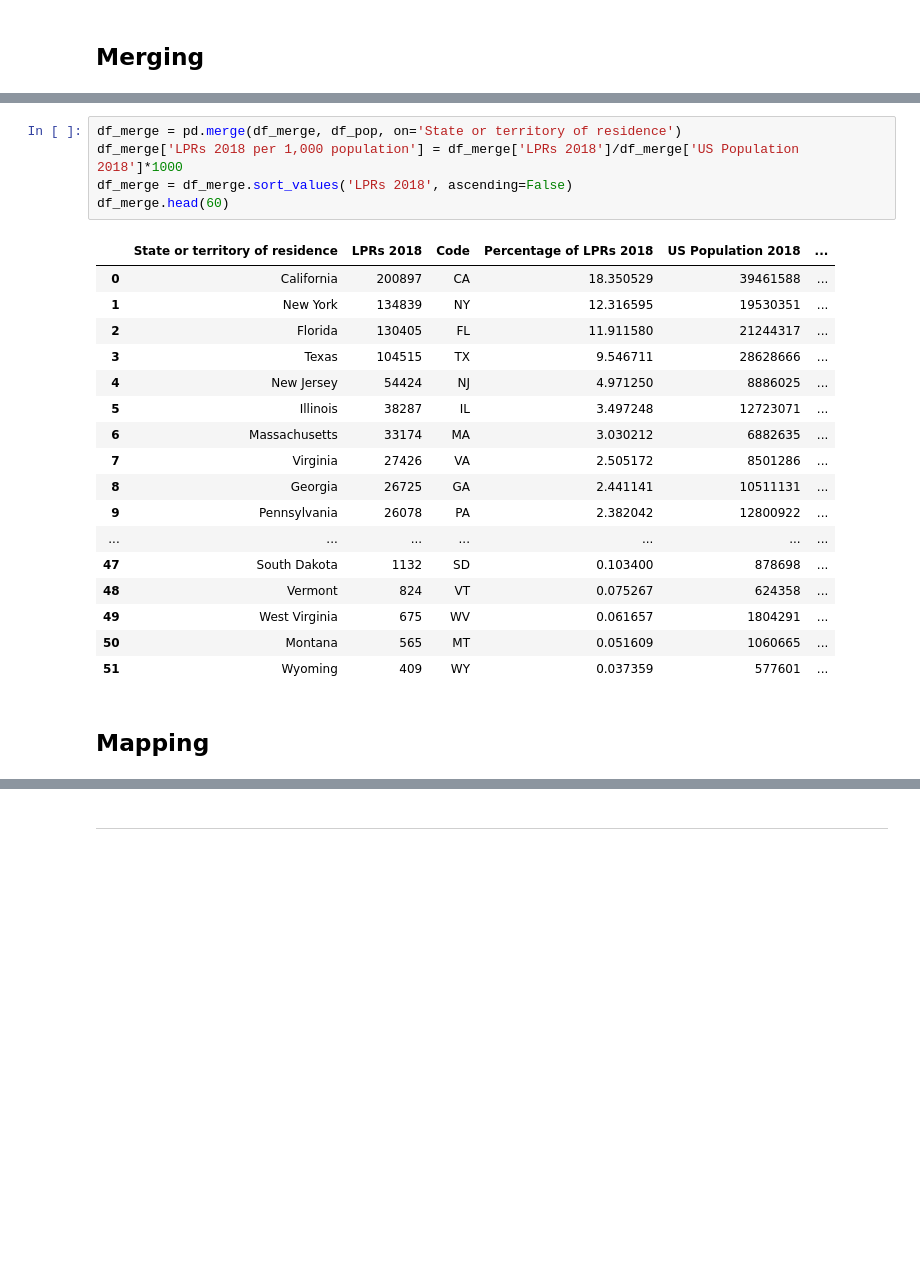
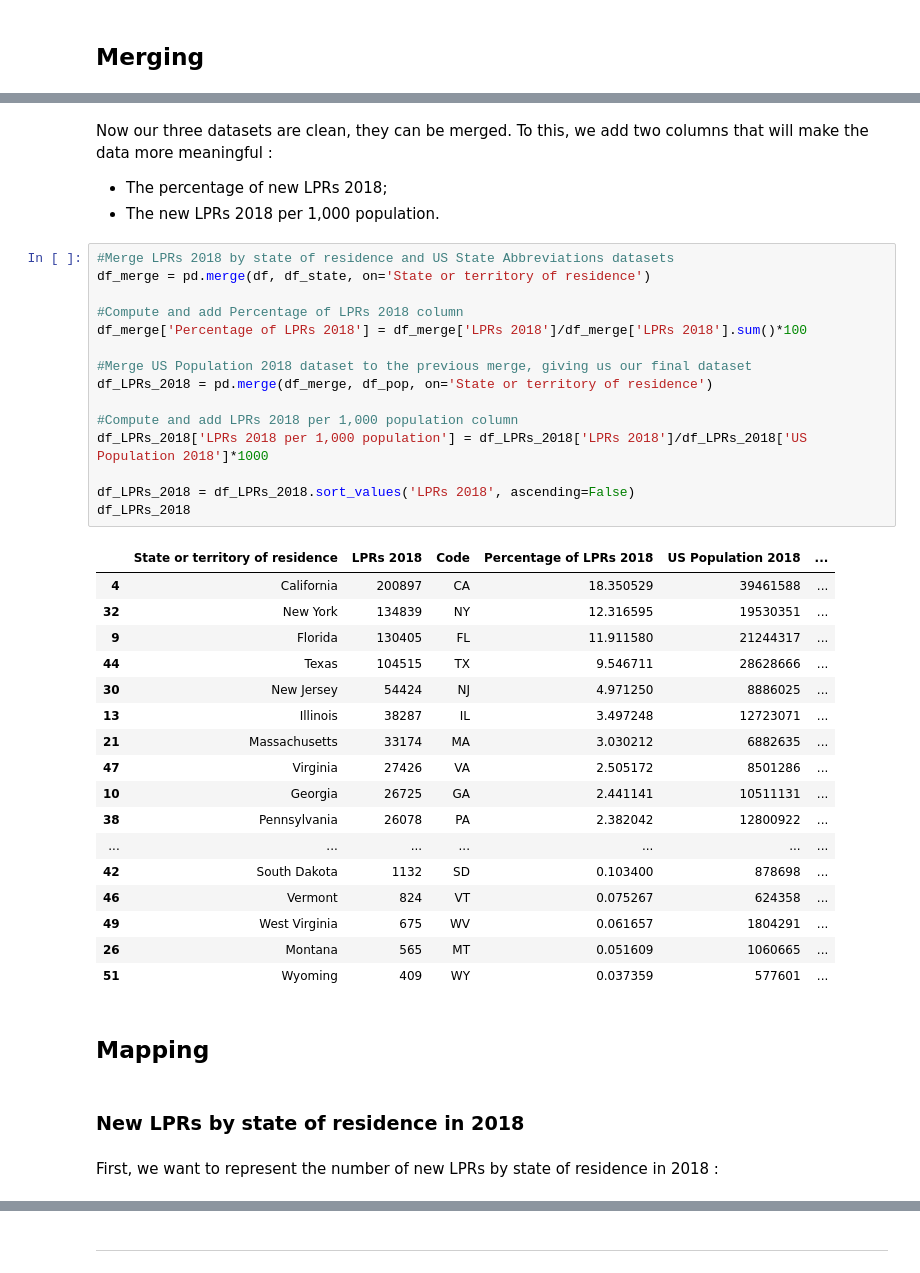
Before and after one commit to data-show/notebooks, a Jupyter notebook: notebooks/American_Lawful_Immigration_2018_-_New_LPRs_by_State_of_Residence/American_Lawful_Immigration_2018_-_New_LPRs_by_State_of_Residence.ipynb, the cells around one changed output, grey strips where cells are left out. Saved outputs shown, nothing was run; the diff lists cells and outputs as text; blank space fills up the shorter version.

```diff
--- a/notebooks/American_Lawful_Immigration_2018_-_New_LPRs_by_State_of_Residence/American_Lawful_Immigration_2018_-_New_LPRs_by_State_of_Residence.ipynb
+++ b/notebooks/American_Lawful_Immigration_2018_-_New_LPRs_by_State_of_Residence/American_Lawful_Immigration_2018_-_New_LPRs_by_State_of_Residence.ipynb
@@ -100,26 +95,44 @@ df_merge.head(60)
-# %%
-df_merge = pd.merge(df_merge, df_pop, on='State or territory of residence')
-df_merge['LPRs 2018 per 1,000 population'] = df_merge['LPRs 2018']/df_merge['US Population 2018']*1000
-df_merge = df_merge.sort_values('LPRs 2018', ascending=False)
-df_merge.head(60)
-# %% [output]
-|  | State or territory of residence | LPRs 2018 | Code | Percentage of LPRs 2018 | US Population 2018 | ... |
-| 0 | California | 200897 | CA | 18.350529 | 39461588 | ... |
-| 1 | New York | 134839 | NY | 12.316595 | 19530351 | ... |
-| 2 | Florida | 130405 | FL | 11.911580 | 21244317 | ... |
-| 3 | Texas | 104515 | TX | 9.546711 | 28628666 | ... |
-| 4 | New Jersey | 54424 | NJ | 4.971250 | 8886025 | ... |
-| 5 | Illinois | 38287 | IL | 3.497248 | 12723071 | ... |
-| 6 | Massachusetts | 33174 | MA | 3.030212 | 6882635 | ... |
-| 7 | Virginia | 27426 | VA | 2.505172 | 8501286 | ... |
-| 8 | Georgia | 26725 | GA | 2.441141 | 10511131 | ... |
-| 9 | Pennsylvania | 26078 | PA | 2.382042 | 12800922 | ... |
-| ... | ... | ... | ... | ... | ... | ... |
-| 47 | South Dakota | 1132 | SD | 0.103400 | 878698 | ... |
-| 48 | Vermont | 824 | VT | 0.075267 | 624358 | ... |
-| 49 | West Virginia | 675 | WV | 0.061657 | 1804291 | ... |
-| 50 | Montana | 565 | MT | 0.051609 | 1060665 | ... |
-| 51 | Wyoming | 409 | WY | 0.037359 | 577601 | ... |
+# %% [markdown]
+Now our three datasets are clean, they can be merged. To this, we add two columns that will make the data more meaningful :
+* The percentage of new LPRs 2018;
+* The new LPRs 2018 per 1,000 population.
+# %%
+#Merge LPRs 2018 by state of residence and US State Abbreviations datasets
+df_merge = pd.merge(df, df_state, on='State or territory of residence')
+
+#Compute and add Percentage of LPRs 2018 column
+df_merge['Percentage of LPRs 2018'] = df_merge['LPRs 2018']/df_merge['LPRs 2018'].sum()*100
+
+#Merge US Population 2018 dataset to the previous merge, giving us our final dataset
+df_LPRs_2018 = pd.merge(df_merge, df_pop, on='State or territory of residence')
+
+#Compute and add LPRs 2018 per 1,000 population column
+df_LPRs_2018['LPRs 2018 per 1,000 population'] = df_LPRs_2018['LPRs 2018']/df_LPRs_2018['US Population 2018']*1000
+
+df_LPRs_2018 = df_LPRs_2018.sort_values('LPRs 2018', ascending=False)
+df_LPRs_2018
+# %% [output]
+|  | State or territory of residence | LPRs 2018 | Code | Percentage of LPRs 2018 | US Population 2018 | ... |
+| 4 | California | 200897 | CA | 18.350529 | 39461588 | ... |
+| 32 | New York | 134839 | NY | 12.316595 | 19530351 | ... |
+| 9 | Florida | 130405 | FL | 11.911580 | 21244317 | ... |
+| 44 | Texas | 104515 | TX | 9.546711 | 28628666 | ... |
+| 30 | New Jersey | 54424 | NJ | 4.971250 | 8886025 | ... |
+| 13 | Illinois | 38287 | IL | 3.497248 | 12723071 | ... |
+| 21 | Massachusetts | 33174 | MA | 3.030212 | 6882635 | ... |
+| 47 | Virginia | 27426 | VA | 2.505172 | 8501286 | ... |
+| 10 | Georgia | 26725 | GA | 2.441141 | 10511131 | ... |
+| 38 | Pennsylvania | 26078 | PA | 2.382042 | 12800922 | ... |
+| ... | ... | ... | ... | ... | ... | ... |
+| 42 | South Dakota | 1132 | SD | 0.103400 | 878698 | ... |
+| 46 | Vermont | 824 | VT | 0.075267 | 624358 | ... |
+| 49 | West Virginia | 675 | WV | 0.061657 | 1804291 | ... |
+| 26 | Montana | 565 | MT | 0.051609 | 1060665 | ... |
+| 51 | Wyoming | 409 | WY | 0.037359 | 577601 | ... |
 # %% [markdown]
 ## Mapping
+# %% [markdown]
+### New LPRs by state of residence in 2018
+# %% [markdown]
+First, we want to represent the number of new LPRs by state of residence in 2018 :
 # %%
```
Also changed, not shown: parts of 15 cells of this notebook, 1 other file.
